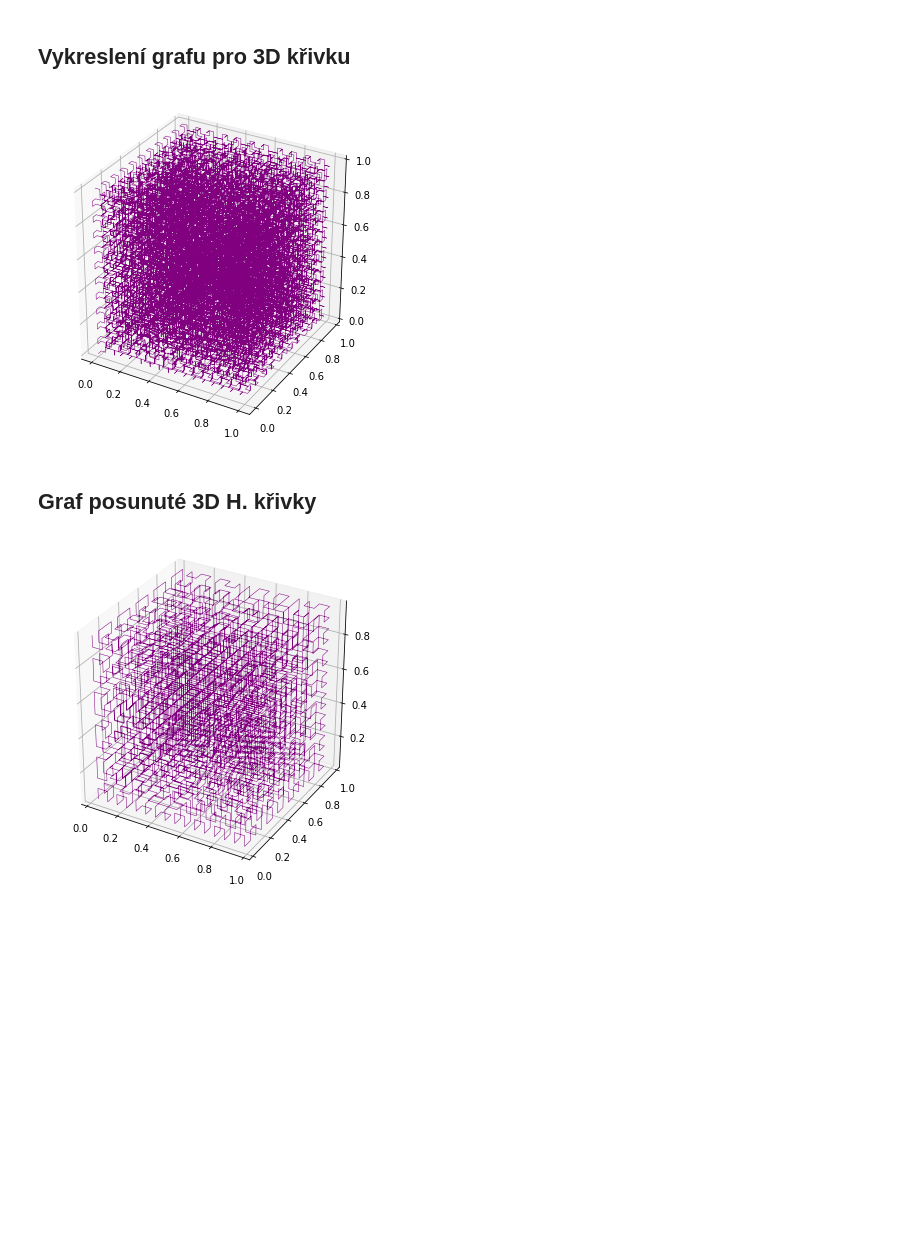
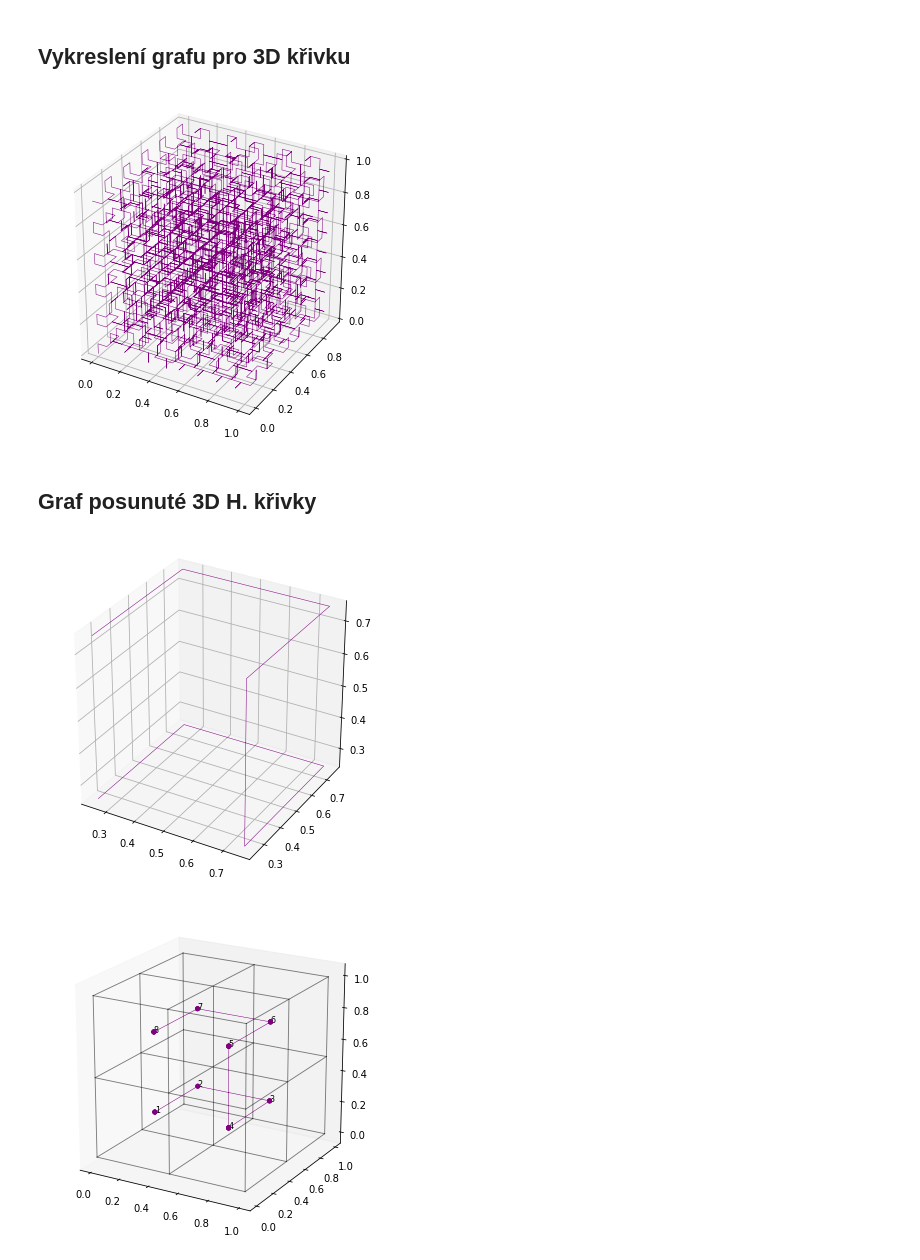
Before and after one commit to NIE0087/BP---prostor-vyplnujici-krivky, a Jupyter notebook: example.ipynb, the cells around one changed output. Drawn from its saved outputs; the diff is of its cells as text; code cells hidden in the pictures; blank space fills up the shorter version.

```diff
--- a/example.ipynb
+++ b/example.ipynb
@@ -281,12 +396,14 @@ Iterace hilbertovy křivky: 16
 ## Vykreslení grafu pro 3D křivku
 # %%
 hilbert = Hilbert3D(10)
-hilbert.plot_hilbert_polygon(5)
+hilbert.plot_hilbert_polygon(4)
 # %% [output]
-[figure, old version]
+[figure, new version]
 # %% [markdown]
 ## Graf posunuté 3D H. křivky
 # %%
-hilbert.plot_mainstream_hilbert(4)
+hilbert.plot_mainstream_hilbert(1)
+hilbert.plot_mainstream_hilbert_cubes(1)
 # %% [output]
-[figure, old version]
+[figure, new version]
+[figure, added]
```
Also changed, not shown: parts of 9 cells of this notebook, 2 other files.
